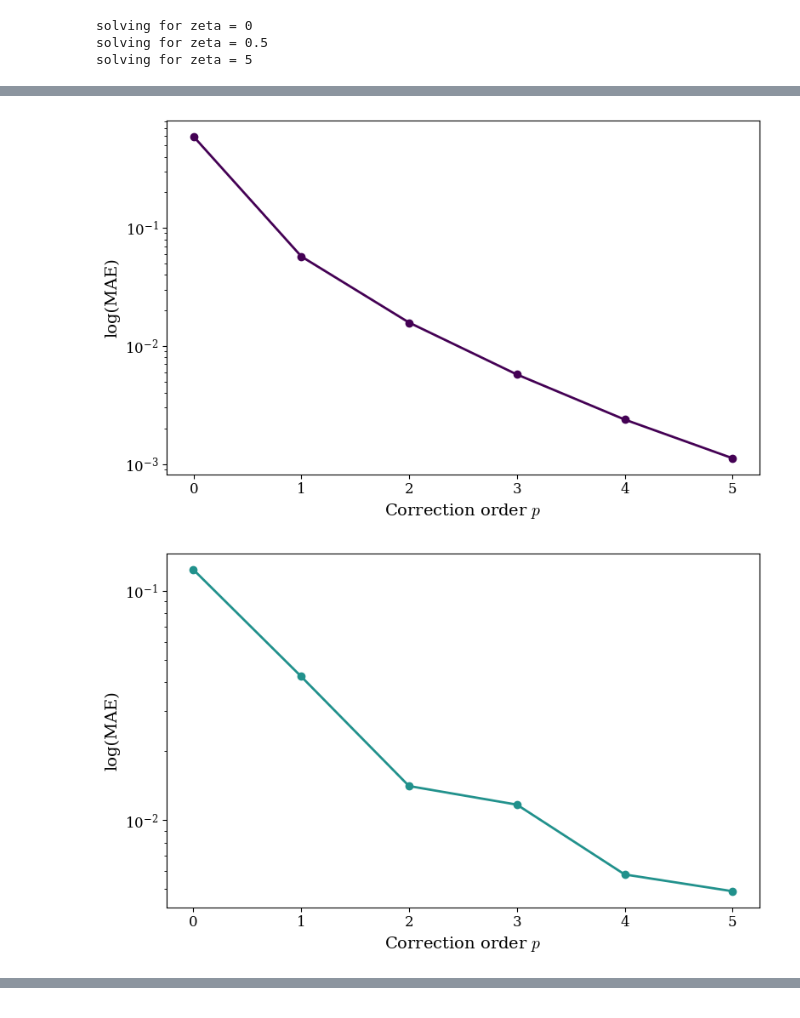
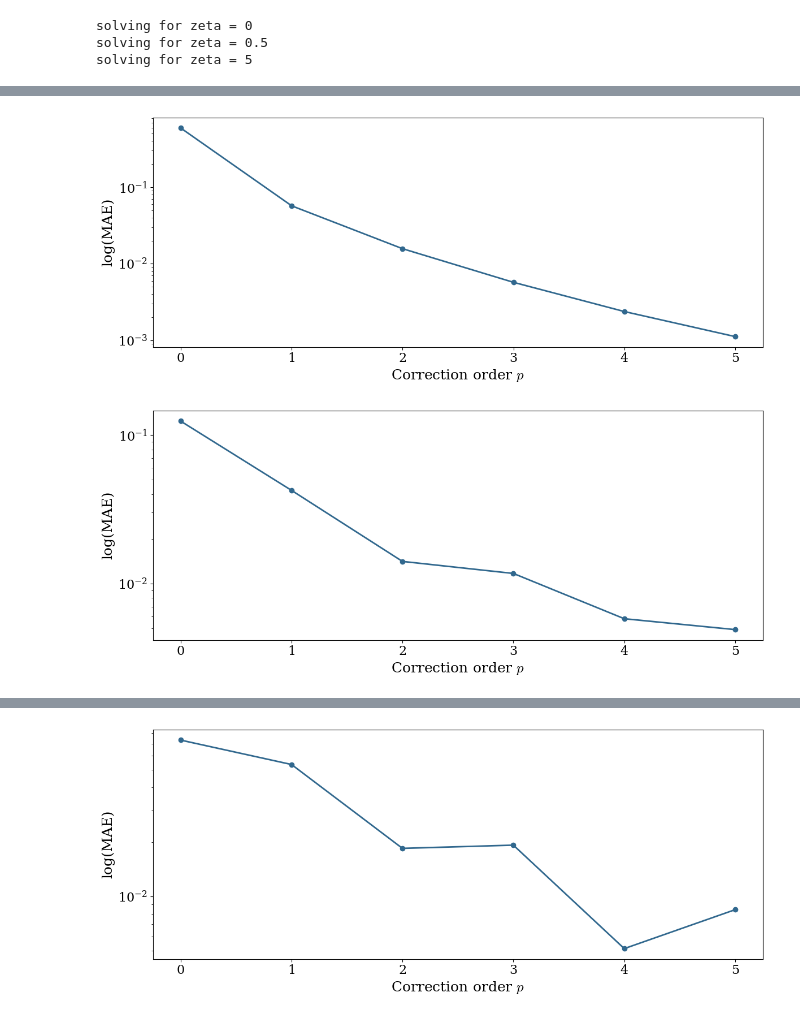
Before and after one commit to esemsc-dda24/PTL-PINNs, a Jupyter notebook: ptlpinns/results/oscillator/time_acc_vs_order.ipynb, the cells around one changed output, grey strips where cells are left out. Drawn from its saved outputs; the diff is of its cells as text; code cells hidden in the pictures.

```diff
--- a/ptlpinns/results/oscillator/time_acc_vs_order.ipynb
+++ b/ptlpinns/results/oscillator/time_acc_vs_order.ipynb
@@ -43,6 +43,8 @@ ic_list = [[1, 0], [1, 0], [1, 0]]
 p_list = [[0, 1, 2, 3, 4, 5], [0, 1, 2, 3, 4, 5], [0, 1, 2, 3, 4, 5]]
 epsilon_list = [0.5, 0.5, 0.5]
 q = [(3, 1)]
+alpha_list = [0.2]
+ic_lkv = [1.59, 0.95 ]
 # %% [markdown]
 ### RK45 and Radau times
 # %%
@@ -147,3 +130,13 @@ error.shape
+# %%
+time_LKV_list = []
+
+for j in range(N_ITER):
+
+    _, _, _ = transfer.compute_perturbation_solution_LKV([epsilon_list[0]], p_list[0], ic_lkv, alpha_list, H_dict_undamped, t_eval, training_log, all_p=True, comp_time=True, invert=True, w_sol = [])
+    _, _, TL_time_not_inverting = transfer.compute_perturbation_solution_LKV([epsilon_list[0]], p_list[0], ic_lkv, alpha_list, H_dict_undamped, t_eval, training_log, all_p=True, comp_time=True, invert=False, w_sol = [])
+    time_LKV_list.append(TL_time_not_inverting)
+
+time_list.append(time_LKV_list)
 # %%
 time_list = np.mean(time_list, axis=1)
 # %%
@@ -165,11 +158,11 @@ cmap = cm.get_cmap("viridis", mean_time_per_correction.shape[0])
 
 # --- Loop over damping levels ---
 for i in range(mean_time_per_correction.shape[0]):
-    fig, ax = plt.subplots(figsize=(8, 5))
+    fig, ax = plt.subplots(figsize=(12, 5))
 
-    base_color = cmap(i / (mean_time_per_correction.shape[0] - 1))
+    base_color = cmap(0 / (mean_time_per_correction.shape[0] - 1))
     rk_color   = base_color
-    pinn_color = cm.viridis(0.1 + 0.8 * i / (mean_time_per_correction.shape[0] - 1))
+    pinn_color = cm.viridis(0.1 + 0.8 * 0 / (mean_time_per_correction.shape[0] - 1))
 
     ax.plot(
         np.arange(mean_time_per_correction.shape[1]),
@@ -179,9 +172,9 @@ for i in range(mean_time_per_correction.shape[0]):
         color=base_color,
     )
 
-    ax.set_xlabel("Correction order $p$", fontsize=14)
-    ax.set_ylabel("Computation time (s)", fontsize=14)
-    ax.tick_params(labelsize=12)
+    ax.set_xlabel("Correction order $p$", fontsize=18)
+    ax.set_ylabel("Computation time (s)", fontsize=18)
+    ax.tick_params(labelsize=16)
     plt.tight_layout()
     plt.show()
 # %% [output]
@@ -191,35 +185,35 @@ for i in range(mean_time_per_correction.shape[0]):
 # %%
-error = np.array([[0.59192, 0.05716, 0.015744, 0.00573, 0.00238, 0.00112], [0.1241, 0.0424, 0.0141, 0.0117, 0.0058, 0.0049], [0.0706, 0.0174, 0.0055, 0.0018, 0.0008, 0.0003]])
+error = np.array([[0.59192, 0.05716, 0.015744, 0.00573, 0.00238, 0.00112], [0.1241, 0.0424, 0.0141, 0.0117, 0.0058, 0.0049], [0.0706, 0.0174, 0.0055, 0.0018, 0.0008, 0.0003], [0.07324918219892396, 0.05366198089439874, 0.01841987798815166, 0.01918951806535979, 0.005130778830596964, 0.008430660578440805]])
 # %%
 import numpy as np
 import matplotlib.pyplot as plt
 import matplotlib.cm as cm
 
 # --- Colormap ---
 cmap = cm.get_cmap("viridis", error.shape[0])
 
 # --- Loop over damping levels ---
 for i in range(error.shape[0]):
-    fig, ax = plt.subplots(figsize=(8, 5))
+    fig, ax = plt.subplots(figsize=(12, 5))
 
-    base_color = cmap(i / (error.shape[0] - 1))
+    base_color = cmap(1 / (error.shape[0] - 1))
     rk_color   = base_color
     pinn_color = cm.viridis(0.1 + 0.8 * i / (error.shape[0] - 1))
 
     ax.plot(
         np.arange(error.shape[1]),
         error[i],
         marker='o',
         linewidth=2.0,
         color=base_color,
     )
 
     ax.set_yscale('log')
-    ax.set_xlabel("Correction order $p$", fontsize=14)
-    ax.set_ylabel("log(MAE)", fontsize=14)
-    ax.tick_params(labelsize=12)
+    ax.set_xlabel("Correction order $p$", fontsize=18)
+    ax.set_ylabel("log(MAE)", fontsize=18)
+    ax.tick_params(labelsize=16)
     plt.tight_layout()
     plt.show()
 # %% [output]
-[figure, old version]
+[figure, new version]
-[figure, old version]
+[figure, new version]
@@ -226,0 +221 @@ for i in range(error.shape[0]):
+[figure, added]
```
Also changed, not shown: parts of 6 cells of this notebook, 8 other files.
